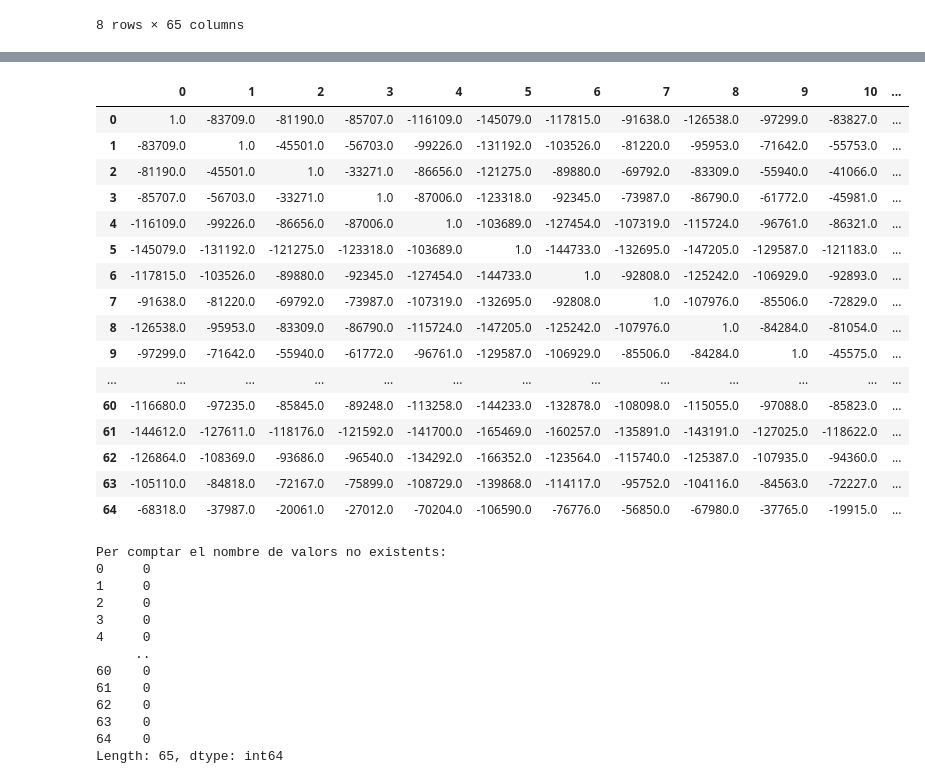
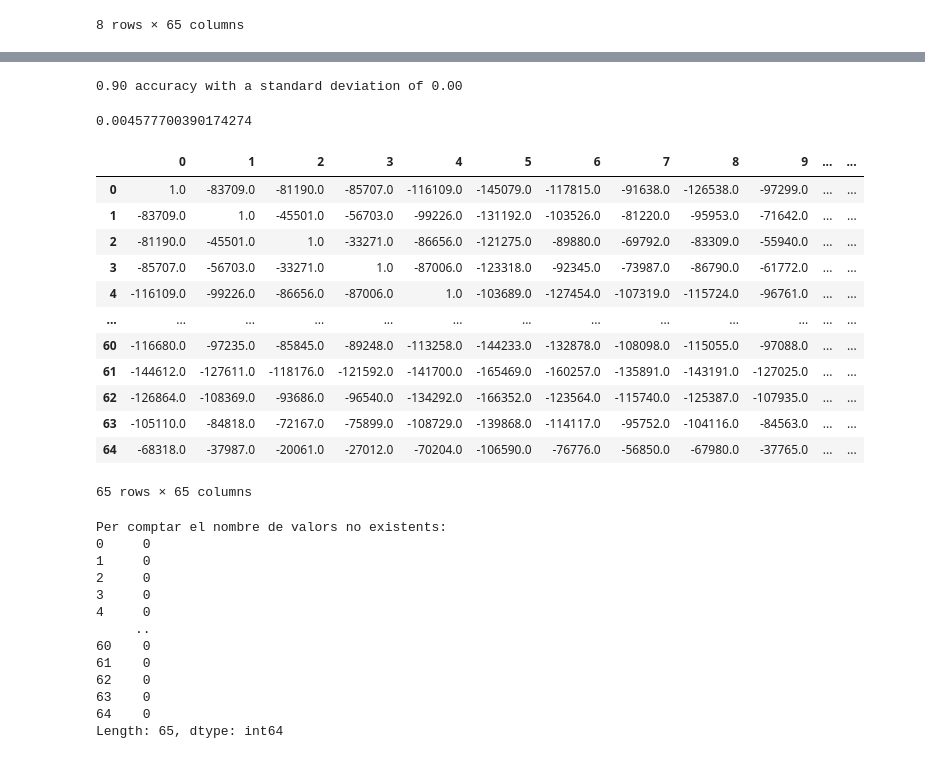
Before and after one commit to Youssef-Assbaghi/KaggleHandPrediction, a Jupyter notebook: Practica2-Classificacio2022.ipynb, the cells around one changed output, grey strips where cells are left out. Drawn from its saved outputs; the diff is of its cells as text; code cells hidden in the pictures.

```diff
--- a/Practica2-Classificacio2022.ipynb
+++ b/Practica2-Classificacio2022.ipynb
@@ -365,3 +665,15 @@ dataset.describe()
+# %%
+from sklearn.model_selection import cross_val_score
+clf = svm.SVC(kernel='rbf', C=20, random_state=42,gamma=0.9, probability=True)
+scores = cross_val_score(clf, x_t, y_t, cv=5)
+scores
+print("%0.2f accuracy with a standard deviation of %0.2f" % (scores.mean(), scores.std()))
+# %% [output]
+0.90 accuracy with a standard deviation of 0.00
+# %%
+scores.std()
+# %% [output]
+0.004577700390174274
 # %%
 import seaborn as sns
 
@@ -374,29 +686,24 @@ import seaborn as sns
 # %%
 def histogram_intersection(a, b):
     v = np.minimum(a, b).sum().round(decimals=1)
     return v
-pd.set_option('display.max_rows', 70)
-pd.set_option('display.max_columns', 70)
+
 dataset.corr(method=histogram_intersection)
 #NO HAY CORRELACION CON NADA
 # %% [output]
-|  | 0 | 1 | 2 | 3 | 4 | 5 | 6 | 7 | 8 | 9 | 10 | ... |
-| 0 | 1.0 | -83709.0 | -81190.0 | -85707.0 | -116109.0 | -145079.0 | -117815.0 | -91638.0 | -126538.0 | -97299.0 | -83827.0 | ... |
-| 1 | -83709.0 | 1.0 | -45501.0 | -56703.0 | -99226.0 | -131192.0 | -103526.0 | -81220.0 | -95953.0 | -71642.0 | -55753.0 | ... |
-| 2 | -81190.0 | -45501.0 | 1.0 | -33271.0 | -86656.0 | -121275.0 | -89880.0 | -69792.0 | -83309.0 | -55940.0 | -41066.0 | ... |
-| 3 | -85707.0 | -56703.0 | -33271.0 | 1.0 | -87006.0 | -123318.0 | -92345.0 | -73987.0 | -86790.0 | -61772.0 | -45981.0 | ... |
-| 4 | -116109.0 | -99226.0 | -86656.0 | -87006.0 | 1.0 | -103689.0 | -127454.0 | -107319.0 | -115724.0 | -96761.0 | -86321.0 | ... |
-| 5 | -145079.0 | -131192.0 | -121275.0 | -123318.0 | -103689.0 | 1.0 | -144733.0 | -132695.0 | -147205.0 | -129587.0 | -121183.0 | ... |
-| 6 | -117815.0 | -103526.0 | -89880.0 | -92345.0 | -127454.0 | -144733.0 | 1.0 | -92808.0 | -125242.0 | -106929.0 | -92893.0 | ... |
-| 7 | -91638.0 | -81220.0 | -69792.0 | -73987.0 | -107319.0 | -132695.0 | -92808.0 | 1.0 | -107976.0 | -85506.0 | -72829.0 | ... |
-| 8 | -126538.0 | -95953.0 | -83309.0 | -86790.0 | -115724.0 | -147205.0 | -125242.0 | -107976.0 | 1.0 | -84284.0 | -81054.0 | ... |
-| 9 | -97299.0 | -71642.0 | -55940.0 | -61772.0 | -96761.0 | -129587.0 | -106929.0 | -85506.0 | -84284.0 | 1.0 | -45575.0 | ... |
+|  | 0 | 1 | 2 | 3 | 4 | 5 | 6 | 7 | 8 | 9 | ... | ... |
+| 0 | 1.0 | -83709.0 | -81190.0 | -85707.0 | -116109.0 | -145079.0 | -117815.0 | -91638.0 | -126538.0 | -97299.0 | ... | ... |
+| 1 | -83709.0 | 1.0 | -45501.0 | -56703.0 | -99226.0 | -131192.0 | -103526.0 | -81220.0 | -95953.0 | -71642.0 | ... | ... |
+| 2 | -81190.0 | -45501.0 | 1.0 | -33271.0 | -86656.0 | -121275.0 | -89880.0 | -69792.0 | -83309.0 | -55940.0 | ... | ... |
+| 3 | -85707.0 | -56703.0 | -33271.0 | 1.0 | -87006.0 | -123318.0 | -92345.0 | -73987.0 | -86790.0 | -61772.0 | ... | ... |
+| 4 | -116109.0 | -99226.0 | -86656.0 | -87006.0 | 1.0 | -103689.0 | -127454.0 | -107319.0 | -115724.0 | -96761.0 | ... | ... |
 | ... | ... | ... | ... | ... | ... | ... | ... | ... | ... | ... | ... | ... |
-| 60 | -116680.0 | -97235.0 | -85845.0 | -89248.0 | -113258.0 | -144233.0 | -132878.0 | -108098.0 | -115055.0 | -97088.0 | -85823.0 | ... |
-| 61 | -144612.0 | -127611.0 | -118176.0 | -121592.0 | -141700.0 | -165469.0 | -160257.0 | -135891.0 | -143191.0 | -127025.0 | -118622.0 | ... |
-| 62 | -126864.0 | -108369.0 | -93686.0 | -96540.0 | -134292.0 | -166352.0 | -123564.0 | -115740.0 | -125387.0 | -107935.0 | -94360.0 | ... |
-| 63 | -105110.0 | -84818.0 | -72167.0 | -75899.0 | -108729.0 | -139868.0 | -114117.0 | -95752.0 | -104116.0 | -84563.0 | -72227.0 | ... |
-| 64 | -68318.0 | -37987.0 | -20061.0 | -27012.0 | -70204.0 | -106590.0 | -76776.0 | -56850.0 | -67980.0 | -37765.0 | -19915.0 | ... |
+| 60 | -116680.0 | -97235.0 | -85845.0 | -89248.0 | -113258.0 | -144233.0 | -132878.0 | -108098.0 | -115055.0 | -97088.0 | ... | ... |
+| 61 | -144612.0 | -127611.0 | -118176.0 | -121592.0 | -141700.0 | -165469.0 | -160257.0 | -135891.0 | -143191.0 | -127025.0 | ... | ... |
+| 62 | -126864.0 | -108369.0 | -93686.0 | -96540.0 | -134292.0 | -166352.0 | -123564.0 | -115740.0 | -125387.0 | -107935.0 | ... | ... |
+| 63 | -105110.0 | -84818.0 | -72167.0 | -75899.0 | -108729.0 | -139868.0 | -114117.0 | -95752.0 | -104116.0 | -84563.0 | ... | ... |
+| 64 | -68318.0 | -37987.0 | -20061.0 | -27012.0 | -70204.0 | -106590.0 | -76776.0 | -56850.0 | -67980.0 | -37765.0 | ... | ... |
+65 rows × 65 columns
 # %%
 pd.set_option('display.max_rows', 15)
 pd.set_option('display.max_columns', 15)
```
Also changed, not shown: parts of 38 cells of this notebook, 8 other files.
